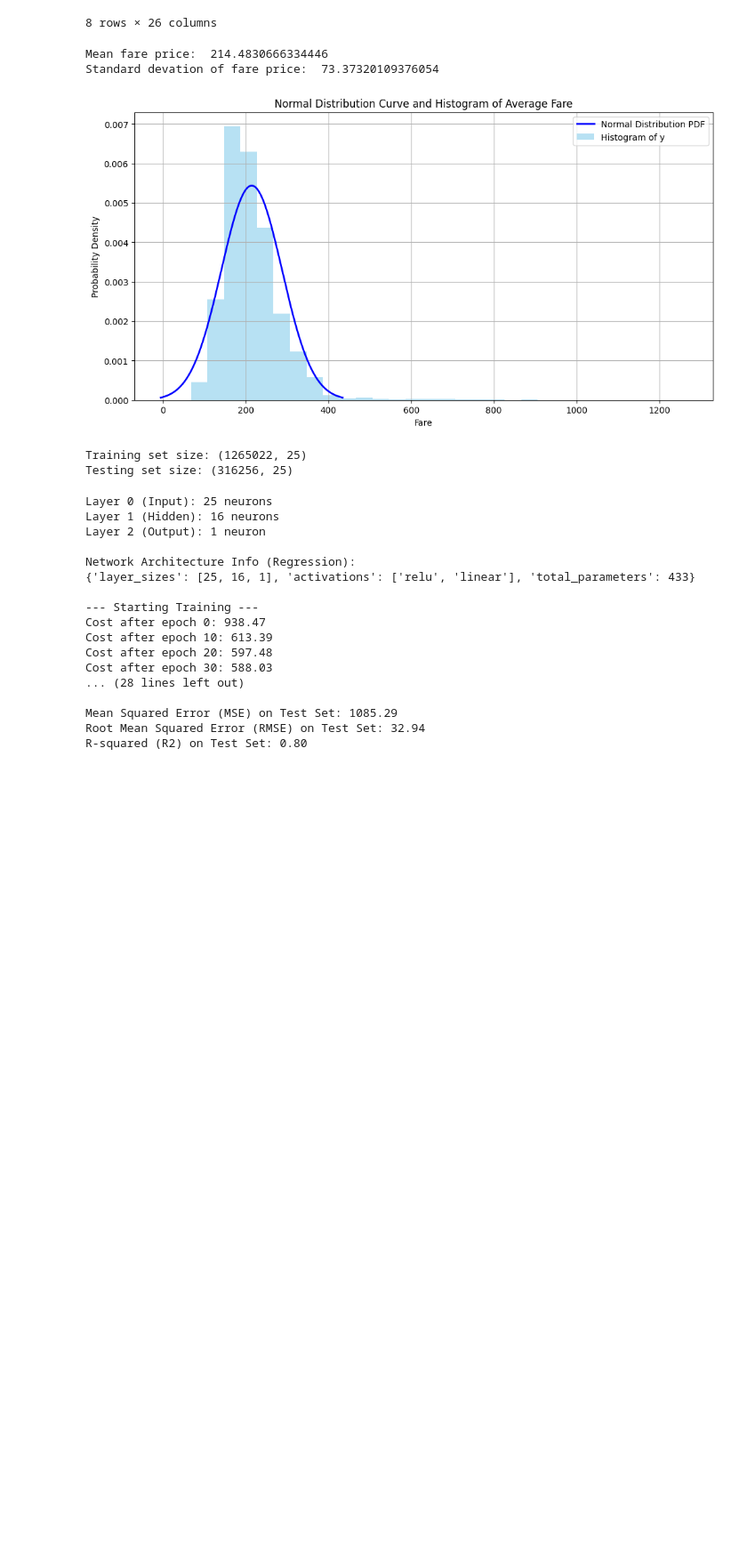
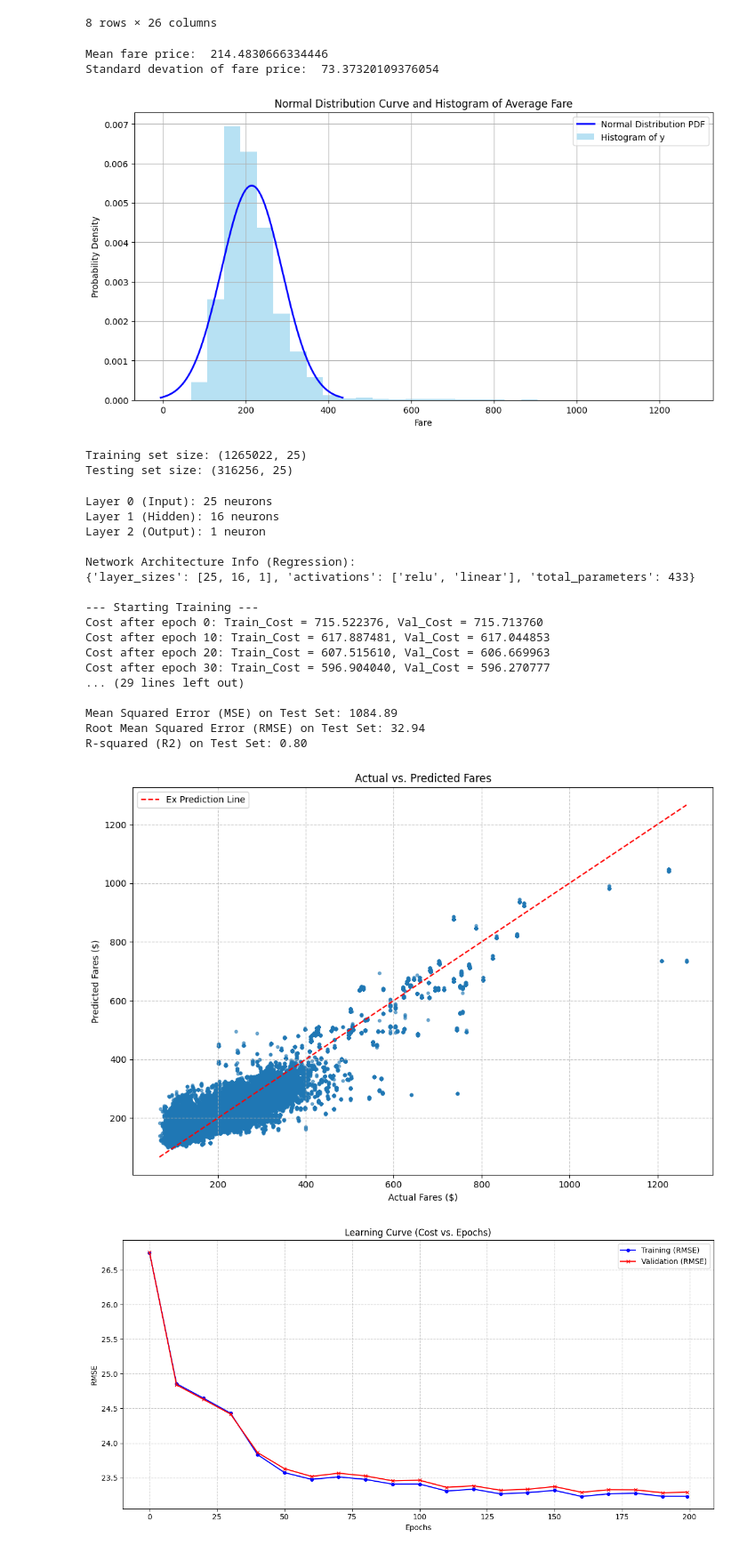
Before and after one commit to davejinyoung/SENG474_flight_pricing_model, a Jupyter notebook: neural_network.ipynb, the cells around one changed output. Shown at 89% size. Drawn from its saved outputs; the diff is of its cells as text; code cells hidden in the pictures; blank space fills up the shorter version.

Commit message:
Final update (with plots)

```diff
--- a/neural_network.ipynb
+++ b/neural_network.ipynb
@@ -407,7 +421,10 @@ batch_size = 512
 
 print("\n--- Starting Training ---")
 start_training_time = time.time()
-costs = nn_regression.train(X_train.values, y_train.values, epochs, learning_rate, batch_size, print_cost=True)
+training_costs, validation_costs = nn_regression.train(
+    X_train.values, y_train.values, epochs, learning_rate, batch_size,
+    X_val=X_test.values, Y_val=y_test.values, print_cost=True
+)
 end_training_time = time.time()
 print(f"\nTraining Time: {end_training_time - start_training_time:.2f} seconds")
 print("--- Training Complete ---")
@@ -416,38 +433,79 @@ print("--- Training Complete ---")
 start_prediction_time = time.time()
 predictions = nn_regression.predict(X_test)
 end_prediction_time = time.time()
-print(f"\nPrediction Time Per 1k: {((end_prediction_time - start_prediction_time)*1000/len(X_test)):.6f} seconds")
+print(f"\nPrediction Time Per 1k: {(((end_prediction_time - start_prediction_time)/len(X_test))*1000):.6f} seconds")
 
 print(f"\nPredictions on test set (first 5):\n{np.round(predictions[:5],2)}")
 print(f"Actual values on test set (first 5):\n{y_test.values[:5].flatten()}") # Flatten for display
 
 # Evaluates the model
 from sklearn.metrics import mean_squared_error, r2_score, mean_absolute_error
 
 mse = mean_squared_error(y_test, predictions)
 mae = mean_absolute_error(y_test, predictions)
 rmse = np.sqrt(mse) # Root MSE
 r2 = r2_score(y_test, predictions)
 
 print(f"\nMean Absolute Error (MAE) on Test Set: {mae:.2f}")
 print(f"\nMean Squared Error (MSE) on Test Set: {mse:.2f}")
 print(f"Root Mean Squared Error (RMSE) on Test Set: {rmse:.2f}")
 print(f"R-squared (R2) on Test Set: {r2:.2f}")
+
+# Plot Predictions vs. Actual Values
+plt.figure(figsize=(10, 7))
+
+actual_values_for_plot = y_test.values.flatten()
+predicted_values_for_plot = predictions.flatten()
+
+plt.scatter(actual_values_for_plot, predicted_values_for_plot, alpha=0.6, s=10)
+plt.title('Actual vs. Predicted Fares')
+plt.xlabel('Actual Fares ($)')
+plt.ylabel('Predicted Fares ($)')
+plt.grid(True, linestyle='--', alpha=0.7)
+
+# Add a y=x line for perfect predictions
+min_val = min(actual_values_for_plot.min(), predicted_values_for_plot.min())
+max_val = max(actual_values_for_plot.max(), predicted_values_for_plot.max())
+plt.plot([min_val, max_val], [min_val, max_val], color='red', linestyle='--', label='Ex Prediction Line')
+plt.legend()
+plt.tight_layout()
+plt.show()
+
+# Plot Learning Curve
+plt.figure(figsize=(12, 6))
+
+epochs_to_plot = np.arange(0, epochs, 10).tolist()
+if (epochs - 1) % 10 != 0 and (epochs - 1) >= 0:
+    epochs_to_plot.append(epochs - 1)
+
+plt.plot(epochs_to_plot, np.sqrt(training_costs), label='Training (RMSE)', color='blue', marker='o', markersize=4)
+if validation_costs:
+    plt.plot(epochs_to_plot, np.sqrt(validation_costs), label='Validation (RMSE)', color='red', marker='x', markersize=4)
+
+plt.title('Learning Curve (Cost vs. Epochs)')
+plt.xlabel('Epochs')
+plt.ylabel('RMSE')
+plt.legend()
+plt.grid(True, linestyle='--', alpha=0.7)
+plt.tight_layout()
+plt.show()
 # %% [output]
 Layer 0 (Input): 25 neurons
 Layer 1 (Hidden): 16 neurons
 Layer 2 (Output): 1 neuron
 
 Network Architecture Info (Regression):
 {'layer_sizes': [25, 16, 1], 'activations': ['relu', 'linear'], 'total_parameters': 433}
 
 --- Starting Training ---
-Cost after epoch 0: 938.47
-Cost after epoch 10: 613.39
-Cost after epoch 20: 597.48
-Cost after epoch 30: 588.03
-... (28 lines left out)
+Cost after epoch 0: Train_Cost = 715.522376, Val_Cost = 715.713760
+Cost after epoch 10: Train_Cost = 617.887481, Val_Cost = 617.044853
+Cost after epoch 20: Train_Cost = 607.515610, Val_Cost = 606.669963
+Cost after epoch 30: Train_Cost = 596.904040, Val_Cost = 596.270777
+... (29 lines left out)
 
-Mean Squared Error (MSE) on Test Set: 1085.29
+Mean Squared Error (MSE) on Test Set: 1084.89
 Root Mean Squared Error (RMSE) on Test Set: 32.94
 R-squared (R2) on Test Set: 0.80
+[figure, added]
+[figure, added]
```
Also changed, not shown: parts of 3 cells of this notebook.
